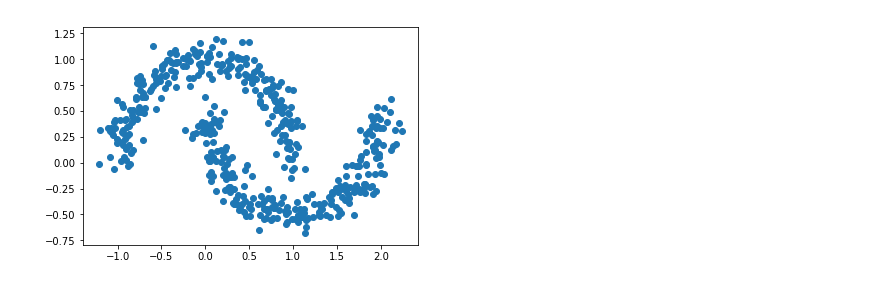
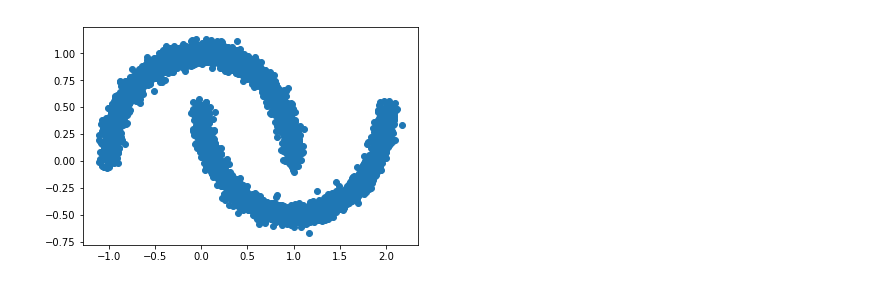
Before and after one commit to rsjain1978/unsupervised-learning-clustering, a Jupyter notebook: DBSCAN Density based clustering.ipynb, the cells around one changed output. Cells and saved outputs as stored; diff of their text form; code cells hidden in the pictures.

```diff
--- a/DBSCAN Density based clustering.ipynb
+++ b/DBSCAN Density based clustering.ipynb
@@ -6,8 +1,12 @@ data = data[0]
 # %%
+from sklearn.datasets import make_moons
 import matplotlib.pyplot as plt
 %matplotlib inline
 
+data = make_moons(n_samples=5000, noise=0.05)
+data = data[0]
+
 plt.scatter(data[0:,0:1], data[0:,1:2])
 plt.show()
 # %% [output]
-[figure, old version]
+[figure, new version]
```
Also changed, not shown: parts of 11 cells of this notebook.
